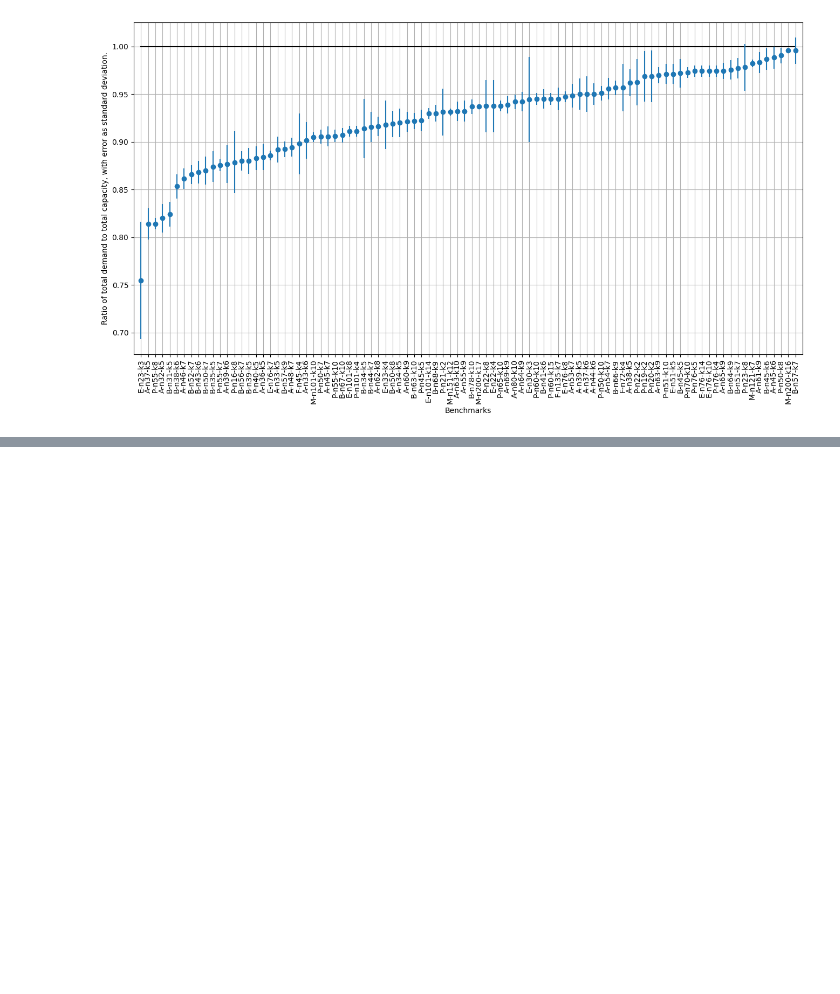
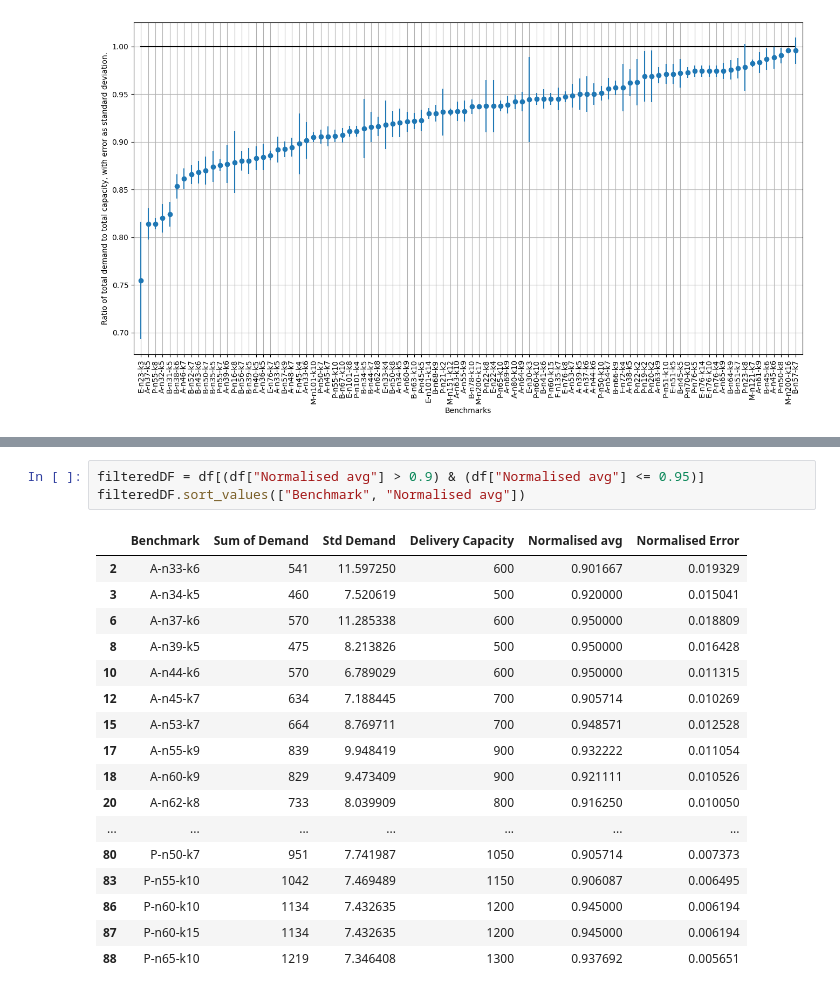
Before and after one commit to Ananta-One-1/PickingRepresentativeBenchmarks, a Jupyter notebook: BenchmarkStats.ipynb, the cells around one changed output, grey strips where cells are left out. Cells and saved outputs as stored; diff of their text form; blank space fills up the shorter version.

```diff
--- a/BenchmarkStats.ipynb
+++ b/BenchmarkStats.ipynb
@@ -86,0 +123,21 @@ plt.show()
+# %%
+filteredDF = df[(df["Normalised avg"] > 0.9) & (df["Normalised avg"] <= 0.95)]
+filteredDF.sort_values(["Benchmark", "Normalised avg"])
+# %% [output]
+|  | Benchmark | Sum of Demand | Std Demand | Delivery Capacity | Normalised avg | Normalised Error |
+| 2 | A-n33-k6 | 541 | 11.597250 | 600 | 0.901667 | 0.019329 |
+| 3 | A-n34-k5 | 460 | 7.520619 | 500 | 0.920000 | 0.015041 |
+| 6 | A-n37-k6 | 570 | 11.285338 | 600 | 0.950000 | 0.018809 |
+| 8 | A-n39-k5 | 475 | 8.213826 | 500 | 0.950000 | 0.016428 |
+| 10 | A-n44-k6 | 570 | 6.789029 | 600 | 0.950000 | 0.011315 |
+| 12 | A-n45-k7 | 634 | 7.188445 | 700 | 0.905714 | 0.010269 |
+| 15 | A-n53-k7 | 664 | 8.769711 | 700 | 0.948571 | 0.012528 |
+| 17 | A-n55-k9 | 839 | 9.948419 | 900 | 0.932222 | 0.011054 |
+| 18 | A-n60-k9 | 829 | 9.473409 | 900 | 0.921111 | 0.010526 |
+| 20 | A-n62-k8 | 733 | 8.039909 | 800 | 0.916250 | 0.010050 |
+| ... | ... | ... | ... | ... | ... | ... |
+| 80 | P-n50-k7 | 951 | 7.741987 | 1050 | 0.905714 | 0.007373 |
+| 83 | P-n55-k10 | 1042 | 7.469489 | 1150 | 0.906087 | 0.006495 |
+| 86 | P-n60-k10 | 1134 | 7.432635 | 1200 | 0.945000 | 0.006194 |
+| 87 | P-n60-k15 | 1134 | 7.432635 | 1200 | 0.945000 | 0.006194 |
+| 88 | P-n65-k10 | 1219 | 7.346408 | 1300 | 0.937692 | 0.005651 |
```
Also changed, not shown: parts of 4 cells of this notebook.
